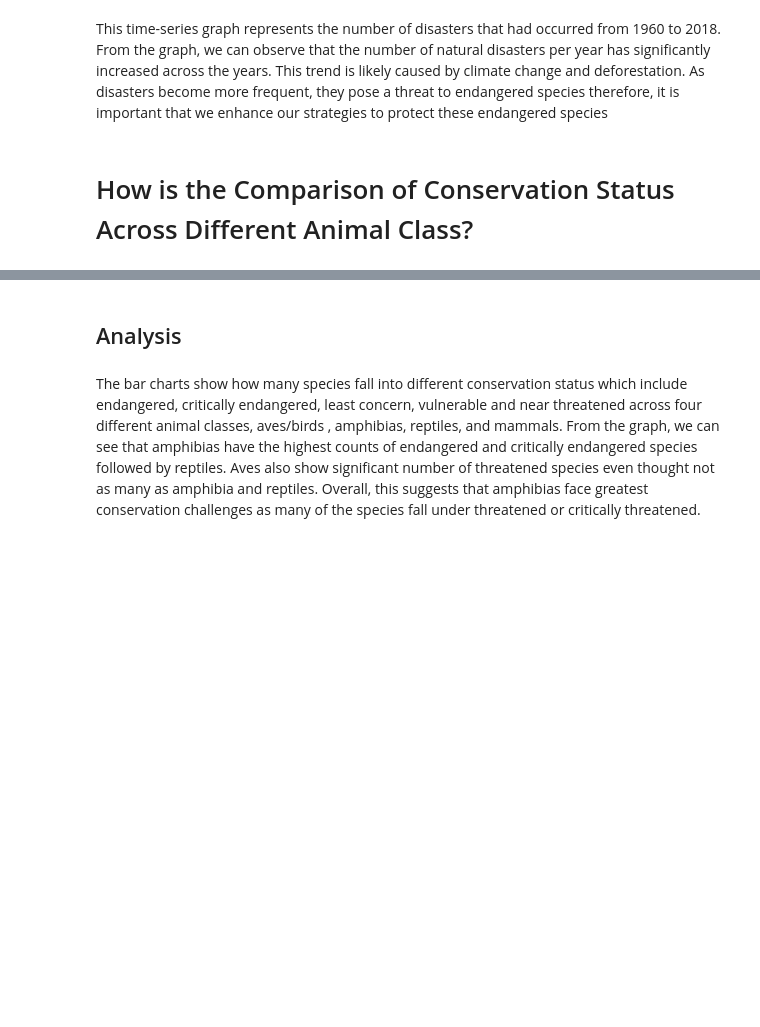
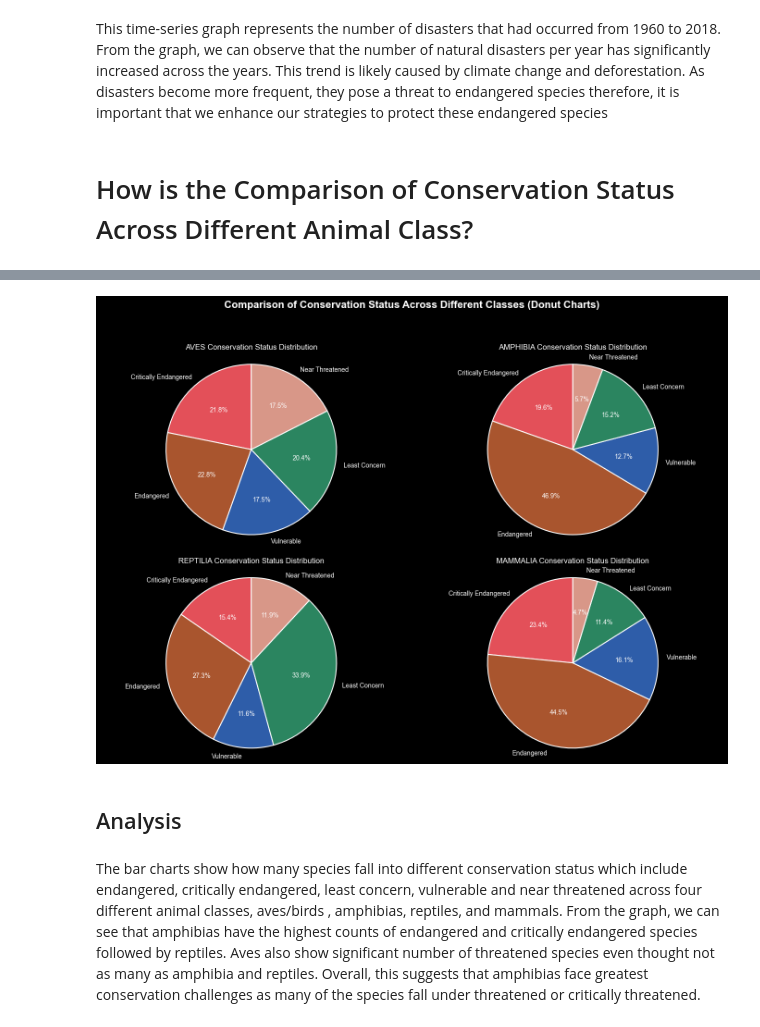
Before and after one commit to JovianSanjaya/2D-Mapping-and-Simulation-Approach, a Jupyter notebook: Hack/analysis.ipynb, the cells around one changed output, grey strips where cells are left out. Saved outputs shown, nothing was run; the diff lists cells and outputs as text; code cells hidden in the pictures; blank space fills up the shorter version.

```diff
--- a/Hack/analysis.ipynb
+++ b/Hack/analysis.ipynb
@@ -471,3 +507,86 @@ plt.show()
+# %%
+plt.style.use('dark_background')
+
+palette = {
+    'Endangered': "#a9552e",
+    'Vulnerable': "#2e5da9",
+    'Critically Endangered': "#e35059",
+    'Near Threatened': "#d89788",
+    'Least Concern': "#2b8560"
+}
+
+fig, axs = plt.subplots(2, 2, figsize=(14, 10))
+ax1 = axs[0, 0]
+ax2 = axs[0, 1]
+ax3 = axs[1, 0]
+ax4 = axs[1, 1]
+
+#Aves
+df_class1 = df_first[df_first['className'] == anim_class[0]]
+cat_count1 = df_class1['redlistCategory'].value_counts().reindex(conserve_status, fill_value=0)
+colors1 = []
+for cat in cat_count1.index:
+    colors1.append(palette[cat])
+wedges1, texts1, autotexts1 = ax1.pie(cat_count1, labels=cat_count1.index, autopct='%1.1f%%', startangle=90, colors=colors1)
+ax1.axis('equal')
+ax1.set_title(anim_class[0] + ' Conservation Status Distribution', fontsize=12, pad=10)
+for t in texts1:
+    t.set_fontsize(10)
+for at in autotexts1:
+    at.set_fontsize(10)
+
+
+#Amphibia
+df_class2 = df_first[df_first['className'] == anim_class[1]]
+cat_count2 = df_class2['redlistCategory'].value_counts().reindex(conserve_status, fill_value=0)
+colors2 = []
+for cat in cat_count2.index:
+    colors2.append(palette[cat])
+wedges2, texts2, autotexts2 = ax2.pie(cat_count2, labels=cat_count2.index, autopct='%1.1f%%', startangle=90, colors=colors2)
+ax2.axis('equal')
+ax2.set_title(anim_class[1] + ' Conservation Status Distribution', fontsize=12, pad=10)
+for t in texts2:
+    t.set_fontsize(10)
+for at in autotexts2:
+    at.set_fontsize(10)
+
+
+#Reptilia
+df_class3 = df_first[df_first['className'] == anim_class[2]]
+cat_count3 = df_class3['redlistCategory'].value_counts().reindex(conserve_status, fill_value=0)
+colors3 = []
+for cat in cat_count3.index:
+    colors3.append(palette[cat])
+wedges3, texts3, autotexts3 = ax3.pie(cat_count3, labels=cat_count3.index, autopct='%1.1f%%', startangle=90, colors=colors3)
+ax3.axis('equal')
+ax3.set_title(anim_class[2] + ' Conservation Status Distribution', fontsize=12, pad=10)
+for t in texts3:
+    t.set_fontsize(10)
+for at in autotexts3:
+    at.set_fontsize(10)
+
+
+#Mammalia
+df_class4 = df_first[df_first['className'] == anim_class[3]]
+cat_count4 = df_class4['redlistCategory'].value_counts().reindex(conserve_status, fill_value=0)
+colors4 = []
+for cat in cat_count4.index:
+    colors4.append(palette[cat])
+wedges4, texts4, autotexts4 = ax4.pie(cat_count4, labels=cat_count4.index, autopct='%1.1f%%', startangle=90, colors=colors4)
+ax4.axis('equal')
+ax4.set_title(anim_class[3] + ' Conservation Status Distribution', fontsize=12, pad=10)
+for t in texts4:
+    t.set_fontsize(10)
+for at in autotexts4:
+    at.set_fontsize(10)
+
+
+
+fig.suptitle('Comparison of Conservation Status Across Different Classes (Donut Charts)', fontsize=16, y=1.02, fontweight='bold')
+fig.tight_layout()
+plt.show()
+# %% [output]
+[figure, added]
 # %% [markdown]
 ## Analysis
 # %% [markdown]
```
Also changed, not shown: parts of 16 cells of this notebook, 25 other files.
